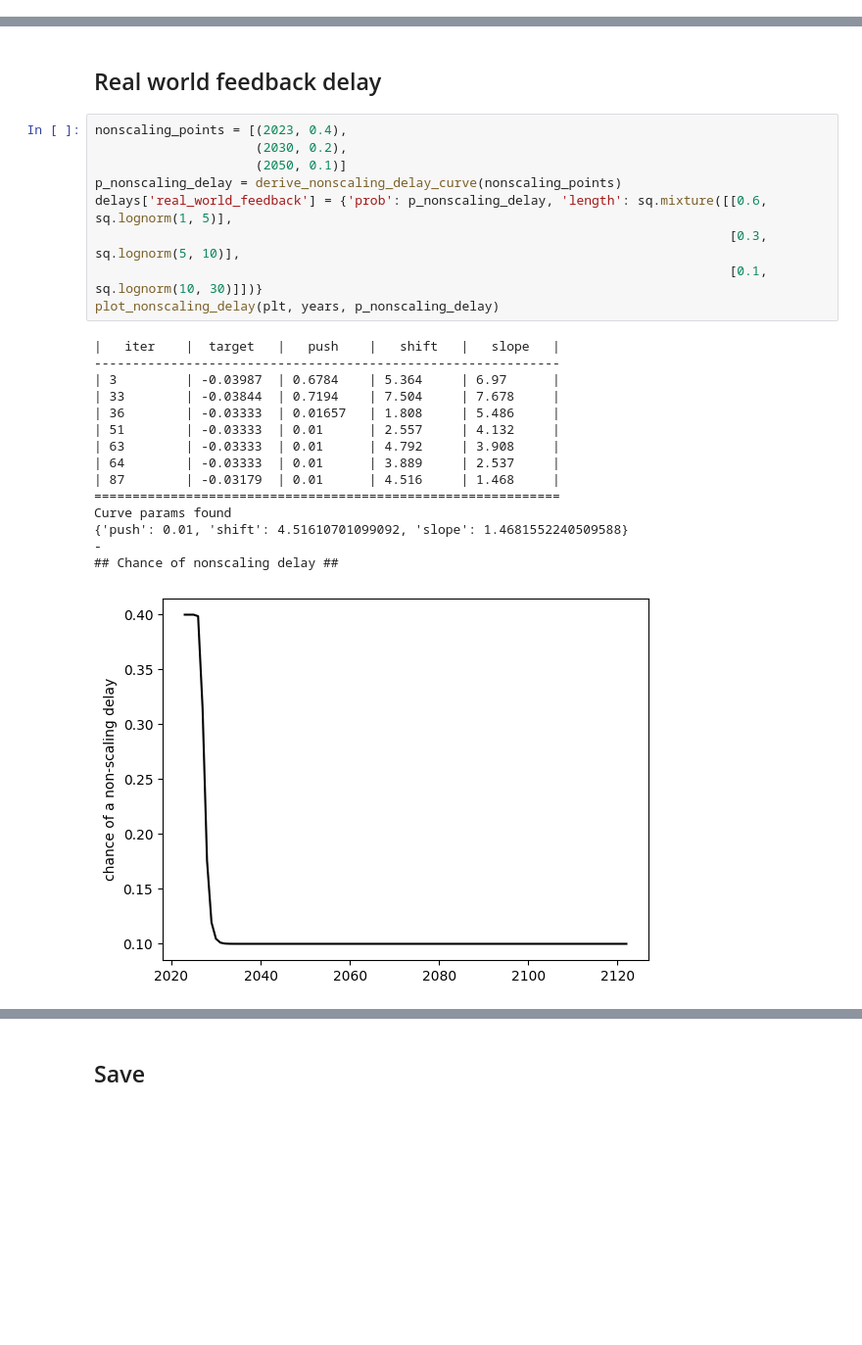
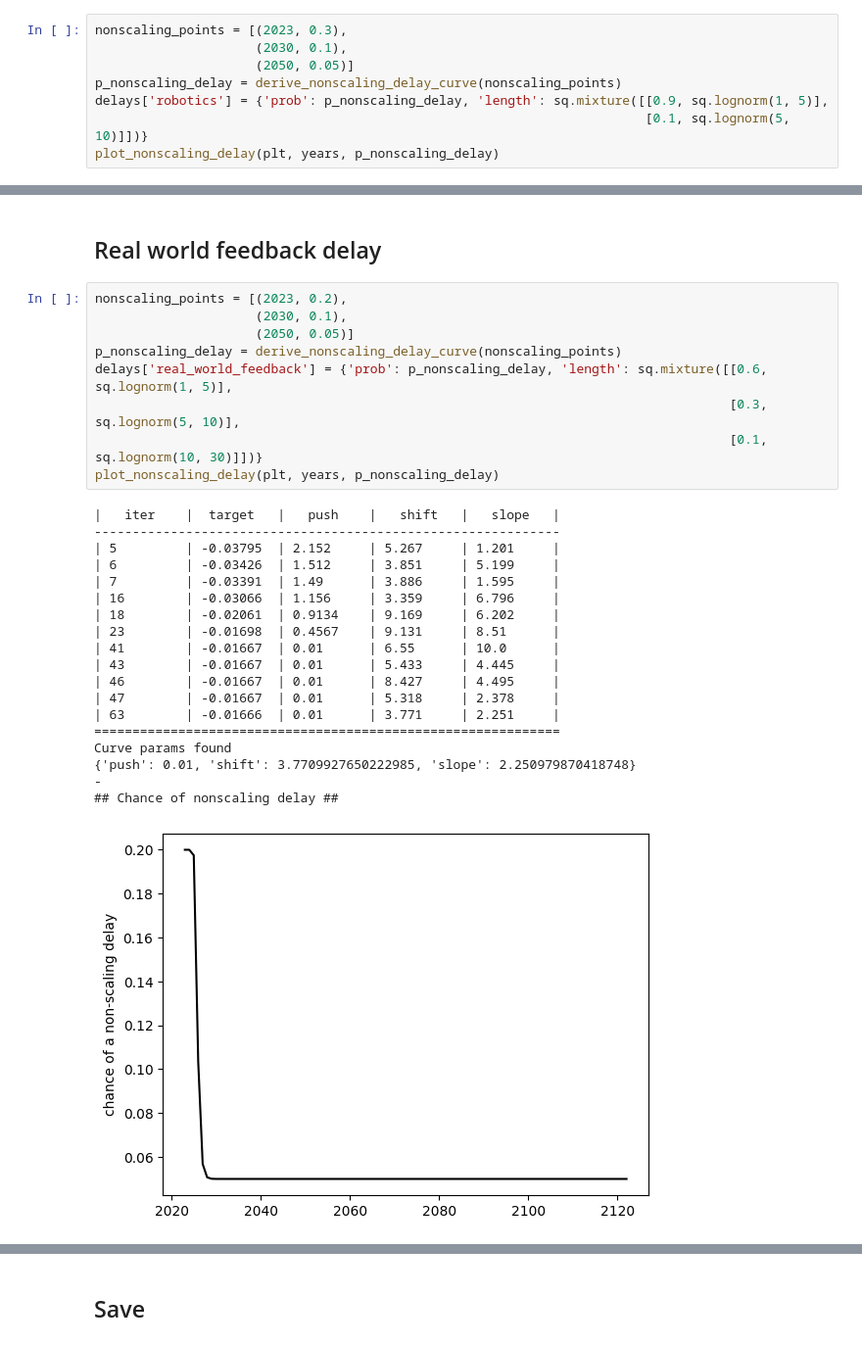
Before and after one commit to rethinkpriorities/future-assessment-model, a Jupyter notebook: (3B) Nonscaling Delay Curve.ipynb, the cells around one changed output, grey strips where cells are left out. Shown at 98% size. Saved outputs shown, nothing was run; the diff lists cells and outputs as text; blank space fills up the shorter version.

Commit message:
add robotics delay + policy/pause delay

```diff
--- a/(3B) Nonscaling Delay Curve.ipynb
+++ b/(3B) Nonscaling Delay Curve.ipynb
@@ -111,0 +113,8 @@ Year: 2113 - chance of a nonscaling delay if TAI compute needs are otherwise met
+# %%
+nonscaling_points = [(2023, 0.3),
+                     (2030, 0.1),
+                     (2050, 0.05)]
+p_nonscaling_delay = derive_nonscaling_delay_curve(nonscaling_points)
+delays['robotics'] = {'prob': p_nonscaling_delay, 'length': sq.mixture([[0.9, sq.lognorm(1, 5)],
+                                                                        [0.1, sq.lognorm(5, 10)]])}
+plot_nonscaling_delay(plt, years, p_nonscaling_delay)
@@ -112,27 +159,31 @@ Year: 2113 - chance of a nonscaling delay if TAI compute needs are otherwise met
 # %% [markdown]
 ##  Real world feedback delay
 # %%
-nonscaling_points = [(2023, 0.4),
-                     (2030, 0.2),
-                     (2050, 0.1)]
+nonscaling_points = [(2023, 0.2),
+                     (2030, 0.1),
+                     (2050, 0.05)]
 p_nonscaling_delay = derive_nonscaling_delay_curve(nonscaling_points)
 delays['real_world_feedback'] = {'prob': p_nonscaling_delay, 'length': sq.mixture([[0.6, sq.lognorm(1, 5)],
                                                                                    [0.3, sq.lognorm(5, 10)],
                                                                                    [0.1, sq.lognorm(10, 30)]])}
 plot_nonscaling_delay(plt, years, p_nonscaling_delay)
 # %% [output]
 |   iter    |  target   |   push    |   shift   |   slope   |
 -------------------------------------------------------------
-| 3         | -0.03987  | 0.6784    | 5.364     | 6.97      |
-| 33        | -0.03844  | 0.7194    | 7.504     | 7.678     |
-| 36        | -0.03333  | 0.01657   | 1.808     | 5.486     |
-| 51        | -0.03333  | 0.01      | 2.557     | 4.132     |
-| 63        | -0.03333  | 0.01      | 4.792     | 3.908     |
-| 64        | -0.03333  | 0.01      | 3.889     | 2.537     |
-| 87        | -0.03179  | 0.01      | 4.516     | 1.468     |
+| 5         | -0.03795  | 2.152     | 5.267     | 1.201     |
+| 6         | -0.03426  | 1.512     | 3.851     | 5.199     |
+| 7         | -0.03391  | 1.49      | 3.886     | 1.595     |
+| 16        | -0.03066  | 1.156     | 3.359     | 6.796     |
+| 18        | -0.02061  | 0.9134    | 9.169     | 6.202     |
+| 23        | -0.01698  | 0.4567    | 9.131     | 8.51      |
+| 41        | -0.01667  | 0.01      | 6.55      | 10.0      |
+| 43        | -0.01667  | 0.01      | 5.433     | 4.445     |
+| 46        | -0.01667  | 0.01      | 8.427     | 4.495     |
+| 47        | -0.01667  | 0.01      | 5.318     | 2.378     |
+| 63        | -0.01666  | 0.01      | 3.771     | 2.251     |
 =============================================================
 Curve params found
-{'push': 0.01, 'shift': 4.51610701099092, 'slope': 1.4681552240509588}
+{'push': 0.01, 'shift': 3.7709927650222985, 'slope': 2.250979870418748}
 -
 ## Chance of nonscaling delay ##
-[figure, old version]
+[figure, new version]
```
Also changed, not shown: parts of 7 cells of this notebook.
